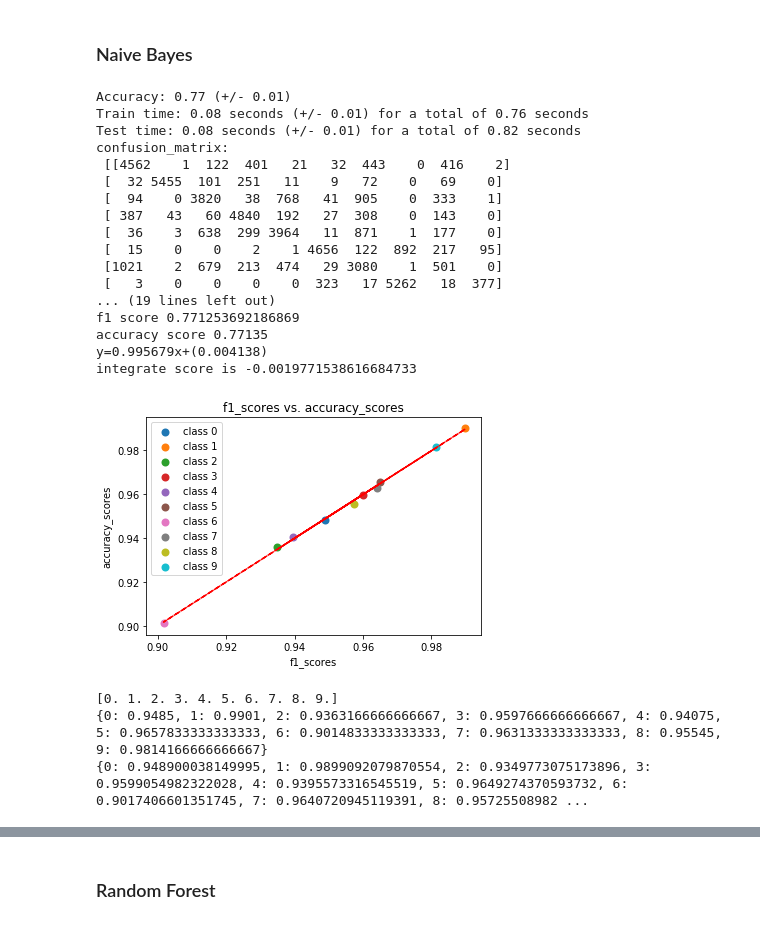
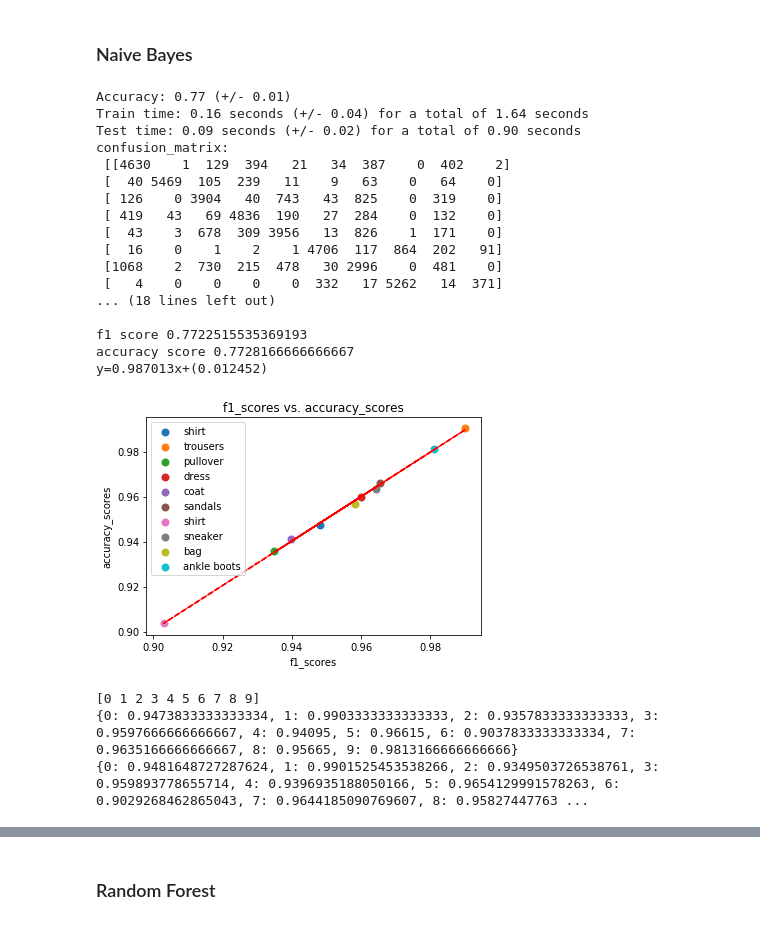
Before and after one commit to MtheEPIC/DataImaging, a Jupyter notebook: Fashion_mnist.ipynb, the cells around one changed output, grey strips where cells are left out. Drawn from its saved outputs; the diff is of its cells as text; code cells hidden in the pictures.

```diff
--- a/Fashion_mnist.ipynb
+++ b/Fashion_mnist.ipynb
@@ -201,12 +201,11 @@ train_df.describe()
 # %% [markdown]
 ## split the training data into train and validate
 # %%
-CHANGE TO ['LABEL']
-train_data = np.array(train_df, dtype='float32')
-test_data = np.array(test_df, dtype='float32')
+# train_data = np.array(train_df, dtype='float32')
+# test_data = np.array(test_df, dtype='float32')
 
-X_train = train_data[:, 1:] / 1
-y_train = train_data[:, 0]
+X_train = train_df.drop('label', axis=1)
+y_train = train_df['label']
 
-X_test = test_data[:, 1:] / 1#/128#/255
-y_test = test_data[:, 0]
+X_test = test_df.drop('label', axis=1)
+y_test = test_df['label']
@@ -250,35 +249,28 @@ plt.show()
 ### Naive Bayes
 # %%
 gnb = GaussianNB()
-
-# gnb.fit(X_train_pca, y_train)
-# predictions = gnb.predict(X_test_pca)
-# evaluate(y_test, predictions)
-
 gnb_scores = cross_validate(gnb, X_train_pca, y_train, cv=CV_SPLIT, return_estimator=True)
 score_models(gnb, gnb_scores)
-
-pred = cross_val_predict(gnb, X_train_pca, y_train, cv=CV_SPLIT, n_jobs=CORES)
-evaluate(y_train, pred, plot=True)
+cv_mean_model(gnb_scores['estimator'], y_train, X_train_pca)
 # %% [output]
 Accuracy: 0.77 (+/- 0.01)
-Train time: 0.08 seconds (+/- 0.01) for a total of 0.76 seconds
-Test time: 0.08 seconds (+/- 0.01) for a total of 0.82 seconds
+Train time: 0.16 seconds (+/- 0.04) for a total of 1.64 seconds
+Test time: 0.09 seconds (+/- 0.02) for a total of 0.90 seconds
 confusion_matrix:
- [[4562    1  122  401   21   32  443    0  416    2]
- [  32 5455  101  251   11    9   72    0   69    0]
- [  94    0 3820   38  768   41  905    0  333    1]
- [ 387   43   60 4840  192   27  308    0  143    0]
- [  36    3  638  299 3964   11  871    1  177    0]
- [  15    0    0    2    1 4656  122  892  217   95]
- [1021    2  679  213  474   29 3080    1  501    0]
- [   3    0    0    0    0  323   17 5262   18  377]
-... (19 lines left out)
-f1 score 0.771253692186869
-accuracy score 0.77135
-y=0.995679x+(0.004138)
-integrate score is -0.0019771538616684733
+ [[4630    1  129  394   21   34  387    0  402    2]
+ [  40 5469  105  239   11    9   63    0   64    0]
+ [ 126    0 3904   40  743   43  825    0  319    0]
+ [ 419   43   69 4836  190   27  284    0  132    0]
+ [  43    3  678  309 3956   13  826    1  171    0]
+ [  16    0    1    2    1 4706  117  864  202   91]
+ [1068    2  730  215  478   30 2996    0  481    0]
+ [   4    0    0    0    0  332   17 5262   14  371]
+... (18 lines left out)
+
+f1 score 0.7722515535369193
+accuracy score 0.7728166666666667
+y=0.987013x+(0.012452)
-[figure, old version]
+[figure, new version]
-[0. 1. 2. 3. 4. 5. 6. 7. 8. 9.]
-{0: 0.9485, 1: 0.9901, 2: 0.9363166666666667, 3: 0.9597666666666667, 4: 0.94075, 5: 0.9657833333333333, 6: 0.9014833333333333, 7: 0.9631333333333333, 8: 0.95545, 9: 0.9814166666666667}
-{0: 0.948900038149995, 1: 0.9899092079870554, 2: 0.9349773075173896, 3: 0.9599054982322028, 4: 0.9395573316545519, 5: 0.9649274370593732, 6: 0.9017406601351745, 7: 0.9640720945119391, 8: 0.95725508982 ...
+[0 1 2 3 4 5 6 7 8 9]
+{0: 0.9473833333333334, 1: 0.9903333333333333, 2: 0.9357833333333333, 3: 0.9597666666666667, 4: 0.94095, 5: 0.96615, 6: 0.9037833333333334, 7: 0.9635166666666667, 8: 0.95665, 9: 0.9813166666666666}
+{0: 0.9481648727287624, 1: 0.9901525453538266, 2: 0.9349503726538761, 3: 0.959893778655714, 4: 0.9396935188050166, 5: 0.9654129991578263, 6: 0.9029268462865043, 7: 0.9644185090769607, 8: 0.95827447763 ...
```
Also changed, not shown: parts of 52 cells of this notebook, 1 other file.
